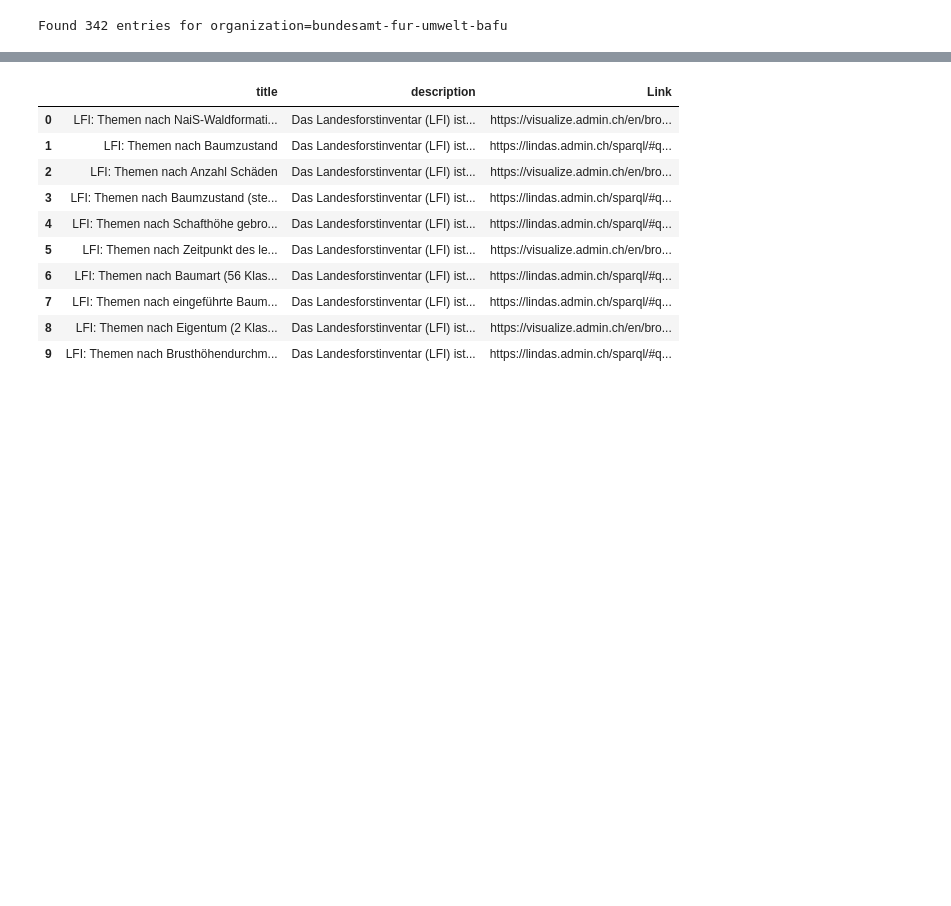
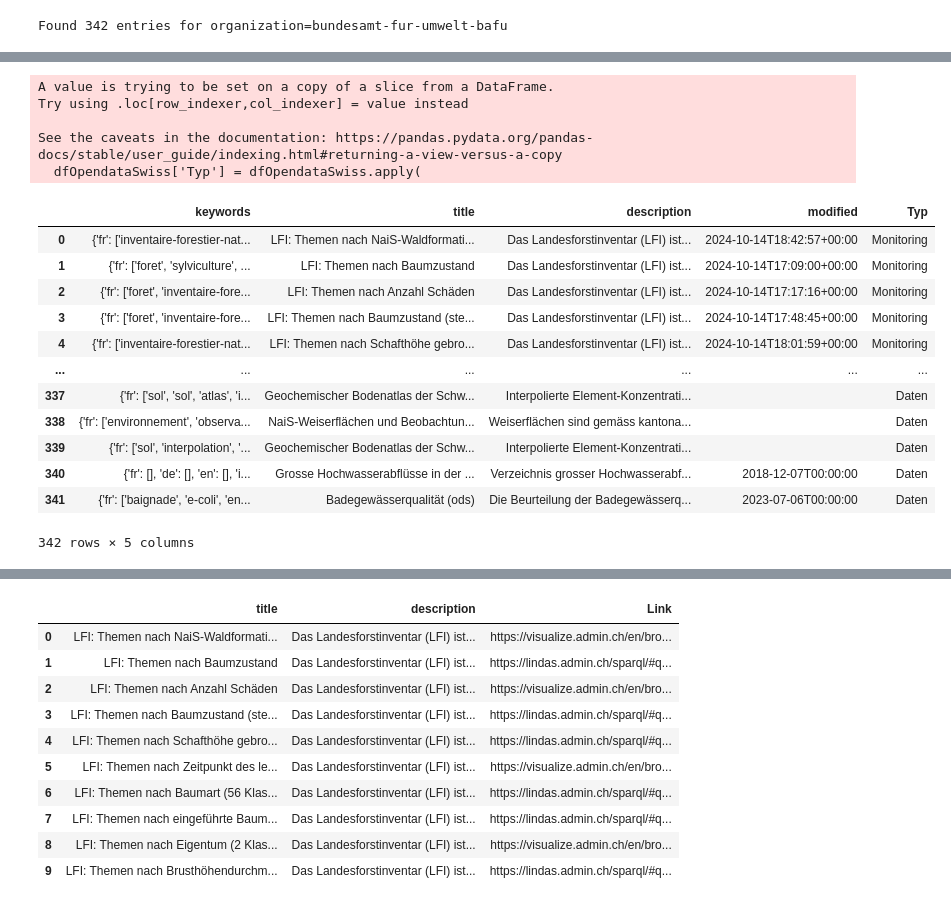
Before and after one commit to nrohrbach/PocDatenkatalogBafu, a Jupyter notebook: PoC_Datenkatalog.ipynb, the cells around one changed output, grey strips where cells are left out. Cells and saved outputs as stored; diff of their text form; code cells hidden in the pictures; blank space fills up the shorter version.

```diff
--- a/PoC_Datenkatalog.ipynb
+++ b/PoC_Datenkatalog.ipynb
@@ -83,7 +93,7 @@ if response.status_code == 200:
         print(f"Found {len(packages)} entries for organization=bundesamt-fur-umwelt-bafu")
         # Process the 'packages' list as needed
         # For example, you could convert it to a pandas DataFrame:
-        dfOpendataSwiss = pd.DataFrame(packages)
+        df = pd.DataFrame(packages)
     else:
         print("API request was not successful.")
         print(data['error'])
@@ -91,3 +101,5 @@ else:
     print(f"Error: Failed to retrieve data. Status code: {response.status_code}")
 # %% [output]
 Found 342 entries for organization=bundesamt-fur-umwelt-bafu
+# %%
+dfOpendataSwiss = df
@@ -93,0 +128,30 @@ Found 342 entries for organization=bundesamt-fur-umwelt-bafu
+# %%
+# prompt: wenn ein Wort aus dem Array Monitoring in title oder description vorkommt, wird das Attribut Typ auf Monitoring gesetzt
+
+dfOpendataSwiss['Typ'] = dfOpendataSwiss.apply(
+    lambda row: 'Monitoring' if any(word in str(row['title']) or word in str(row['description']) for word in Monitoring) else row['Typ'],
+    axis=1
+)
+# %% [output]
+A value is trying to be set on a copy of a slice from a DataFrame.
+Try using .loc[row_indexer,col_indexer] = value instead
+
+See the caveats in the documentation: https://pandas.pydata.org/pandas-docs/stable/user_guide/indexing.html#returning-a-view-versus-a-copy
+  dfOpendataSwiss['Typ'] = dfOpendataSwiss.apply(
+# %%
+
+dfOpendataSwiss
+# %% [output]
+|  | keywords | title | description | modified | Typ |
+| 0 | {'fr': ['inventaire-forestier-nat... | LFI: Themen nach NaiS-Waldformati... | Das Landesforstinventar (LFI) ist... | 2024-10-14T18:42:57+00:00 | Monitoring |
+| 1 | {'fr': ['foret', 'sylviculture', ... | LFI: Themen nach Baumzustand | Das Landesforstinventar (LFI) ist... | 2024-10-14T17:09:00+00:00 | Monitoring |
+| 2 | {'fr': ['foret', 'inventaire-fore... | LFI: Themen nach Anzahl Schäden | Das Landesforstinventar (LFI) ist... | 2024-10-14T17:17:16+00:00 | Monitoring |
+| 3 | {'fr': ['foret', 'inventaire-fore... | LFI: Themen nach Baumzustand (ste... | Das Landesforstinventar (LFI) ist... | 2024-10-14T17:48:45+00:00 | Monitoring |
+| 4 | {'fr': ['inventaire-forestier-nat... | LFI: Themen nach Schafthöhe gebro... | Das Landesforstinventar (LFI) ist... | 2024-10-14T18:01:59+00:00 | Monitoring |
+| ... | ... | ... | ... | ... | ... |
+| 337 | {'fr': ['sol', 'sol', 'atlas', 'i... | Geochemischer Bodenatlas der Schw... | Interpolierte Element-Konzentrati... |  | Daten |
+| 338 | {'fr': ['environnement', 'observa... | NaiS-Weiserflächen und Beobachtun... | Weiserflächen sind gemäss kantona... |  | Daten |
+| 339 | {'fr': ['sol', 'interpolation', '... | Geochemischer Bodenatlas der Schw... | Interpolierte Element-Konzentrati... |  | Daten |
+| 340 | {'fr': [], 'de': [], 'en': [], 'i... | Grosse Hochwasserabflüsse in der ... | Verzeichnis grosser Hochwasserabf... | 2018-12-07T00:00:00 | Daten |
+| 341 | {'fr': ['baignade', 'e-coli', 'en... | Badegewässerqualität (ods) | Die Beurteilung der Badegewässerq... | 2023-07-06T00:00:00 | Daten |
+342 rows × 5 columns
```
Also changed, not shown: parts of 12 cells of this notebook.
